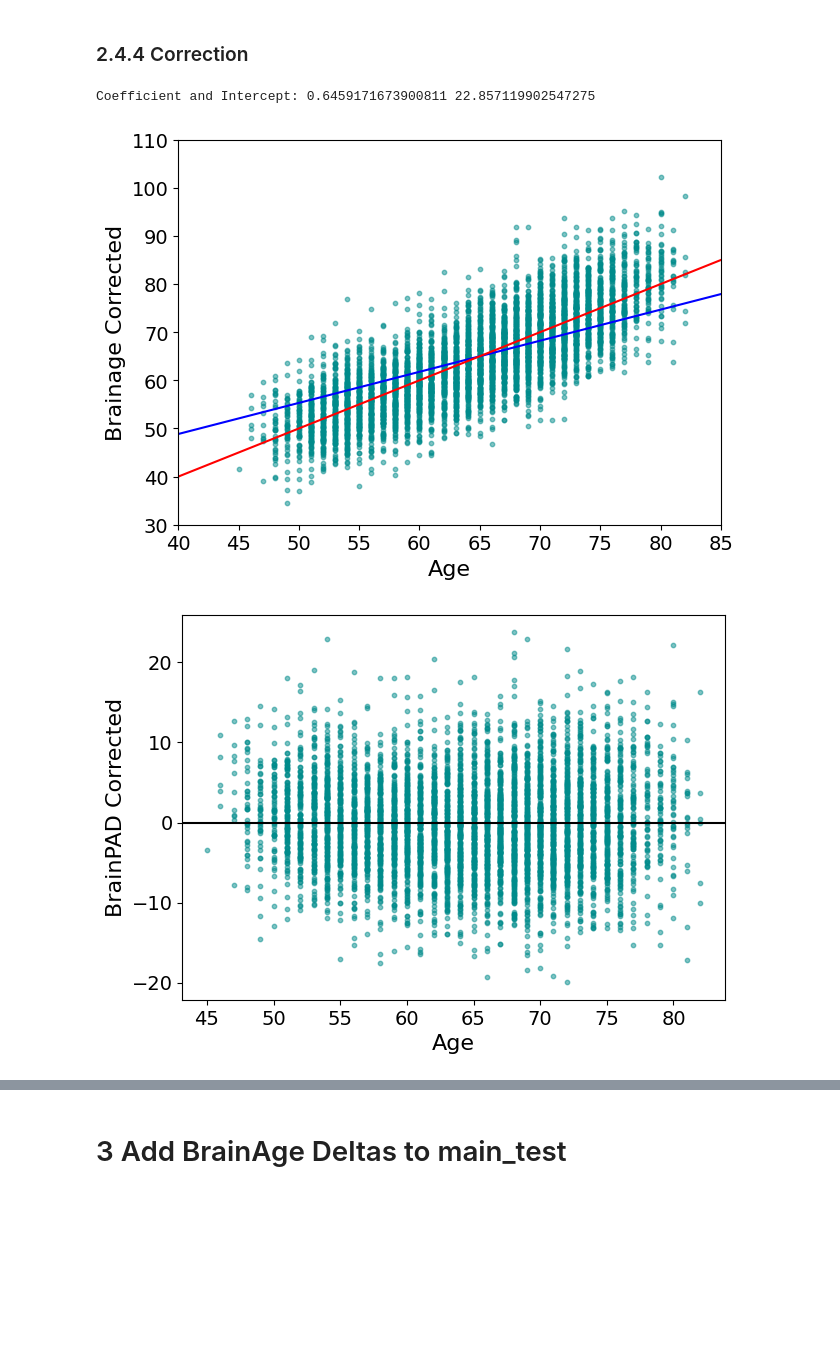
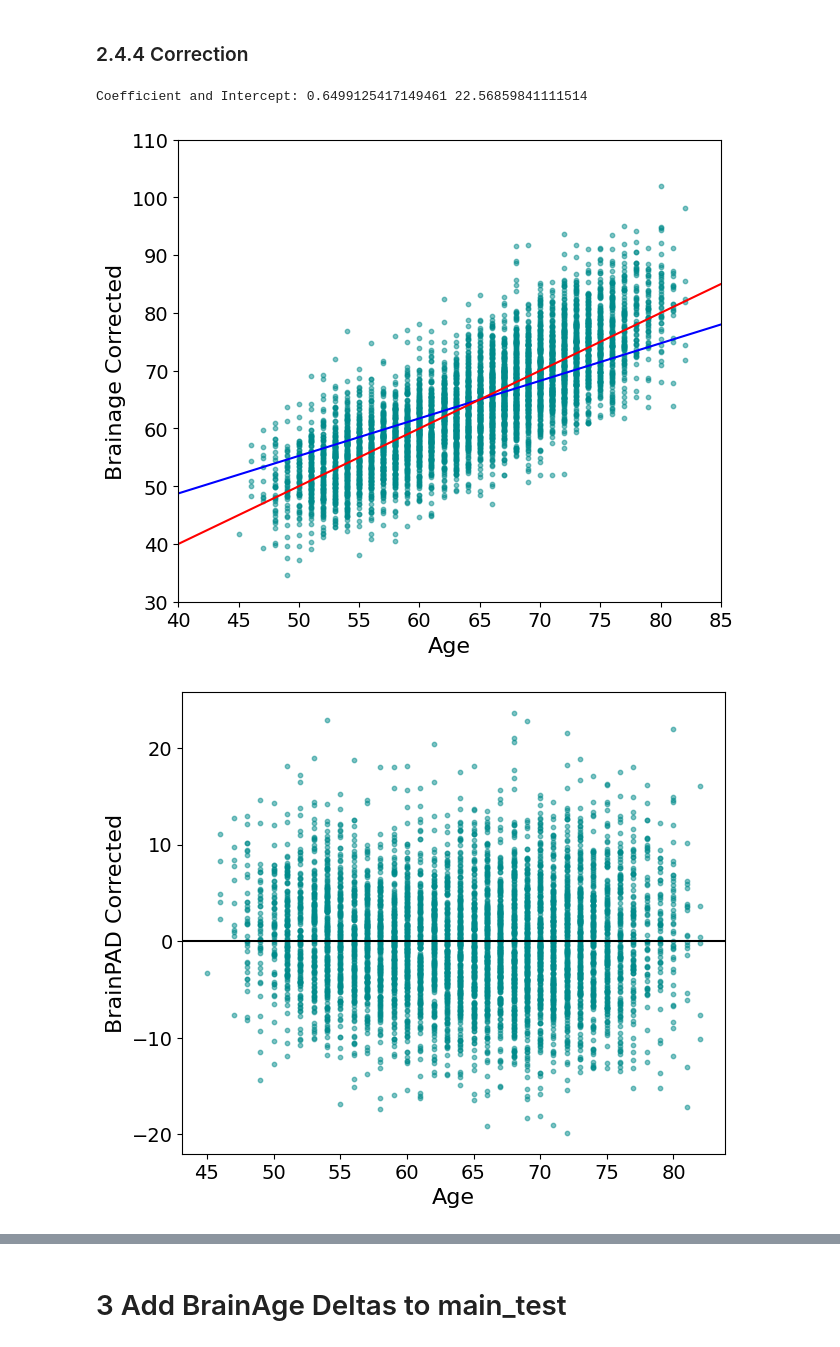
Before and after one commit to ivychad/Physical-Activity-BrainAGE, a Jupyter notebook: 2 BrainAge.ipynb, the cells around one changed output, grey strips where cells are left out. Saved outputs shown, nothing was run; the diff lists cells and outputs as text; code cells hidden in the pictures; blank space fills up the shorter version.

```diff
--- a/2 BrainAge.ipynb
+++ b/2 BrainAge.ipynb
@@ -704,35 +772,35 @@ reg = LinearRegression().fit(Y_test_cv, y_pred_cv)
 coef = float(reg.coef_)
 intercept = float(reg.intercept_)
 print("Coefficient and Intercept:", coef, intercept)
 
 # correction by cole
 function = lambda t: (t-intercept)/coef
 vfunc = np.vectorize(function)
 corr_brainage_4 = vfunc(y_pred_Ridge)
 corr_brainage_delta_4 = corr_brainage_4-Y_test
 
 # plots corrected
-plt.figure(figsize=(7,5))
+plt.figure(figsize=(7,6))
 plt.scatter(Y_test, corr_brainage_4, alpha=0.5, s=10, color="darkcyan")
 plt.axline((65,65), slope=coef, color="blue")
 plt.ylabel("Brainage Corrected", fontsize = 16)
 plt.axline((60,60), slope=1, color='r')
 plt.xlabel("Age", fontsize = 16)
 plt.xticks(range(40,90,5), fontsize = 14)
 plt.yticks(range(30,115,10), fontsize = 14)
 plt.savefig('mainbrainagecorr.png', format='png', dpi=800)
 plt.show()
 
-plt.figure(figsize=(7,5))
+plt.figure(figsize=(7,6))
 plt.scatter(Y_test, corr_brainage_delta_4, alpha=0.5, s=10, color="darkcyan")
 plt.axline((60,0),slope=0, color = "black")
 plt.ylabel("BrainPAD Corrected", fontsize = 16)
 plt.xlabel("Age", fontsize = 16)
 plt.xticks(fontsize = 14)
 plt.yticks(fontsize=14)
 plt.savefig('mainbrainpad.png', format='png', dpi=800)
 plt.show()
 # %% [output]
-Coefficient and Intercept: 0.6459171673900811 22.857119902547275
+Coefficient and Intercept: 0.6499125417149461 22.56859841111514
-[figure, old version]
+[figure, new version]
-[figure, old version]
+[figure, new version]
```
Also changed, not shown: parts of 16 cells of this notebook, 11 other files.
